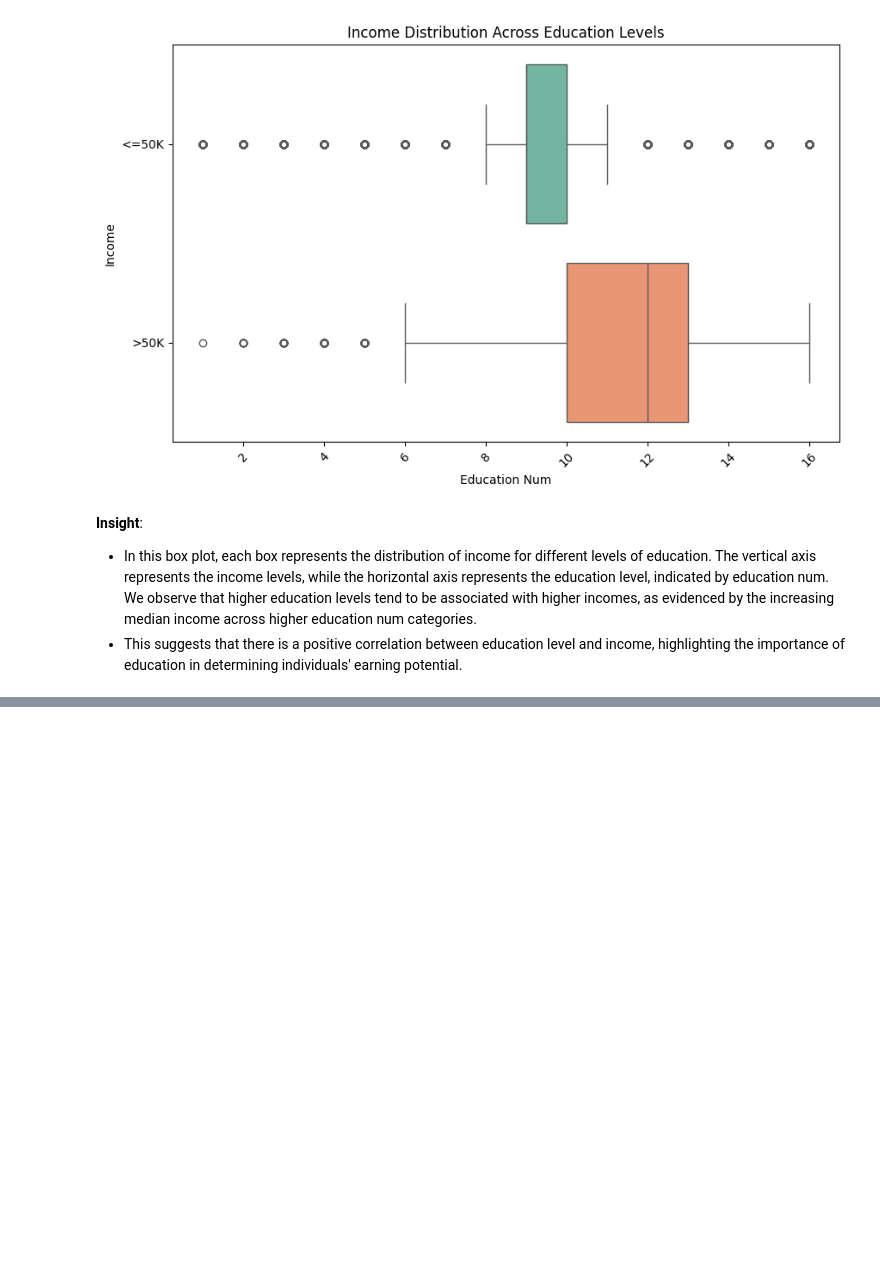
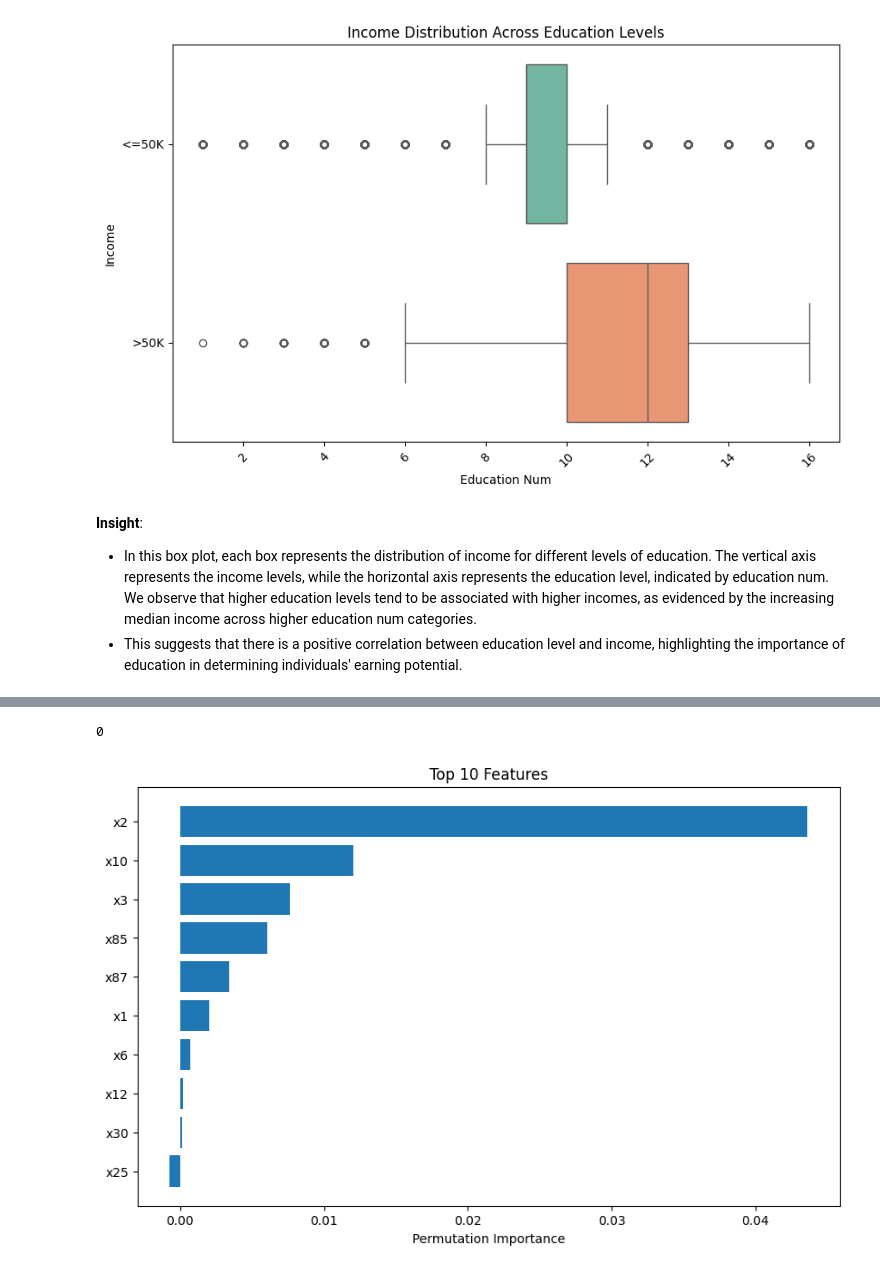
Before and after one commit to othinAbbey/Project-4, a Jupyter notebook: Onyango_Abbey_Project_4_Part_1_(Core)final.ipynb, the cells around one changed output, grey strips where cells are left out. Cells and saved outputs as stored; diff of their text form; code cells hidden in the pictures; blank space fills up the shorter version.

```diff
--- a/Onyango_Abbey_Project_4_Part_1_(Core)final.ipynb
+++ b/Onyango_Abbey_Project_4_Part_1_(Core)final.ipynb
@@ -474,0 +542,4 @@ Passing `palette` without assigning `hue` is deprecated and will be removed in v
+# %%
+X_train_clustered.isnull().sum().sum()
+# %% [output]
+0
@@ -474,0 +561,42 @@ Passing `palette` without assigning `hue` is deprecated and will be removed in v
+# %%
+# Step 3: Apply feature selection to the new features
+from sklearn.feature_selection import SelectFromModel
+
+# Create feature selector using Random Forest
+feature_selector = SelectFromModel(RandomForestClassifier(random_state=42))
+
+# Fit feature selector on combined data
+feature_selector.fit(X_train_combined, y_train)
+
+# Transform data
+X_train_selected = feature_selector.transform(X_train_combined)
+X_test_selected = feature_selector.transform(X_test_combined)
+# %%
+# Step 4: Fit and evaluate a final model using the selected features
+# Train Random Forest model with selected features
+rf_model_selected = RandomForestClassifier(random_state=42)
+rf_model_selected.fit(X_train_selected, y_train)
+
+# Make predictions
+y_pred_selected = rf_model_selected.predict(X_test_selected)
+
+# Evaluate model performance
+accuracy_selected_features = accuracy_score(y_test, y_pred_selected)
+# %%
+# Step 5: Extract and visualize the top 10 features using permutation importance
+from sklearn.inspection import permutation_importance
+import matplotlib.pyplot as plt
+
+# Calculate permutation importance
+result = permutation_importance(rf_model_selected, X_test_selected, y_test, n_repeats=10, random_state=42)
+sorted_idx = result.importances_mean.argsort()[-10:]
+
+# Visualize top 10 features
+plt.figure(figsize=(10, 6))
+plt.barh(range(10), result.importances_mean[sorted_idx], align='center')
+plt.yticks(range(10), X_test_selected.columns[sorted_idx])
+plt.xlabel('Permutation Importance')
+plt.title('Top 10 Features')
+plt.show()
+# %% [output]
+[figure, added]
```
Also changed, not shown: parts of 11 cells of this notebook.
